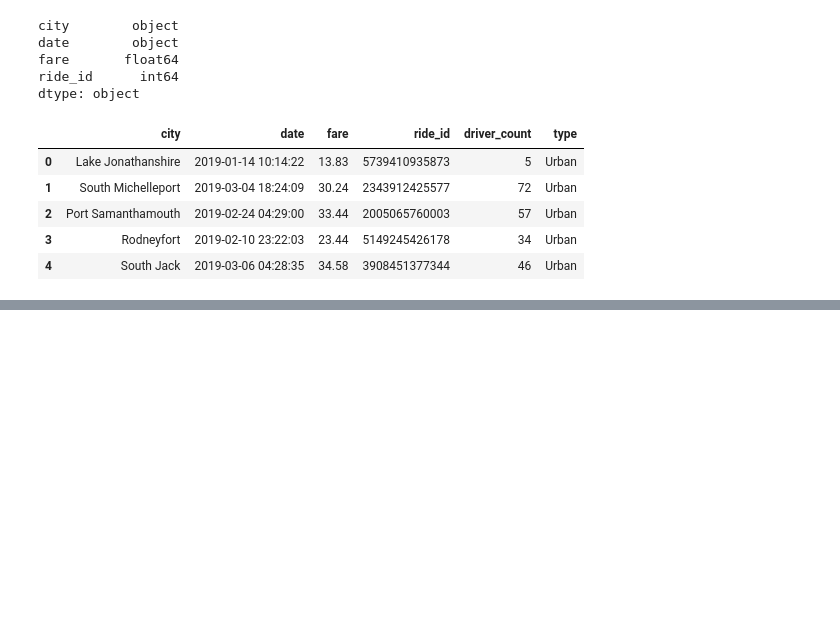
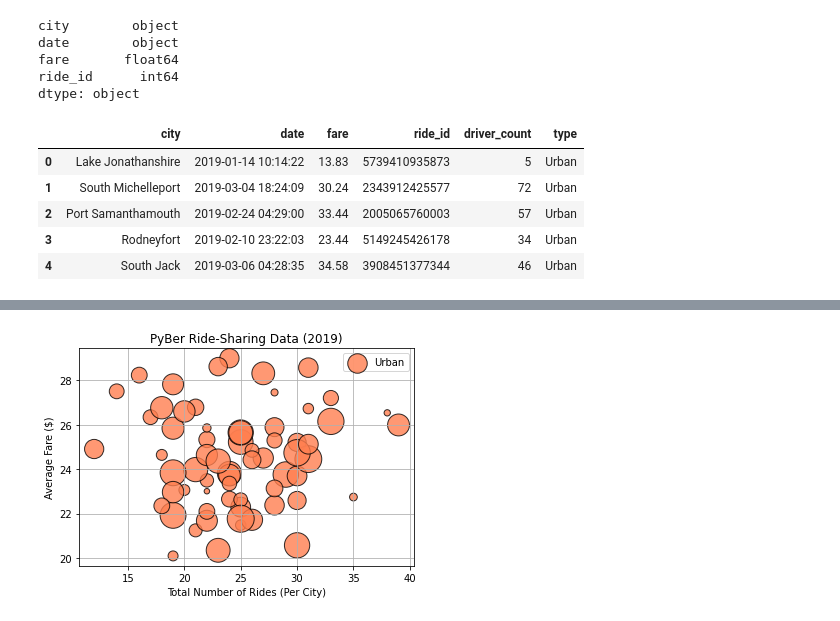
Before and after one commit to tflynn615/PyBer_Analysis, a Jupyter notebook: pyber.ipynb, the cells around one changed output, grey strips where cells are left out. Cells and saved outputs as stored; diff of their text form; code cells hidden in the pictures; blank space fills up the shorter version.

Commit message:
Adding scatter plot for rides by city type

```diff
--- a/pyber.ipynb
+++ b/pyber.ipynb
@@ -134,3 +134,9 @@ pyber_data_df.head()
 | 2 | Port Samanthamouth | 2019-02-24 04:29:00 | 33.44 | 2005065760003 | 57 | Urban |
 | 3 | Rodneyfort | 2019-02-10 23:22:03 | 23.44 | 5149245426178 | 34 | Urban |
 | 4 | South Jack | 2019-03-06 04:28:35 | 34.58 | 3908451377344 | 46 | Urban |
+# %%
+# Create Urban Cities data frame
+
+urban_cities_df = pyber_data_df[pyber_data_df["type"]=="Urban"]
+
+urban_cities_df.head(10)
@@ -136,0 +168,5 @@ pyber_data_df.head()
+# %%
+# Number of Rides per City
+
+urban_ride_count = urban_cities_df.groupby(["city"]).count()["ride_id"]
+urban_ride_count
@@ -136,0 +192,6 @@ pyber_data_df.head()
+# %%
+# Average Fare in Urban Cities
+
+urban_avg_fare = urban_cities_df.groupby(["city"]).mean()["fare"]
+
+urban_avg_fare
@@ -136,0 +216,5 @@ pyber_data_df.head()
+# %%
+# Get average number of drivers per city
+
+urban_driver_count = urban_cities_df.groupby(["city"]).mean()["driver_count"]
+urban_driver_count
@@ -136,0 +240,16 @@ pyber_data_df.head()
+# %%
+# Build the scatter plots for urban cities.
+plt.scatter(urban_ride_count,
+      urban_avg_fare,
+           c="coral",s=10*urban_driver_count,
+           edgecolor="black",linewidths = 1,
+           alpha=0.8,label="Urban")
+plt.title("PyBer Ride-Sharing Data (2019)")
+plt.ylabel("Average Fare ($)")
+plt.xlabel("Total Number of Rides (Per City)")
+plt.grid(True)
+# Add the legend.
+plt.legend()
+plt.show()
+# %% [output]
+[figure, added]
```
Also changed, not shown: parts of 11 cells of this notebook.
